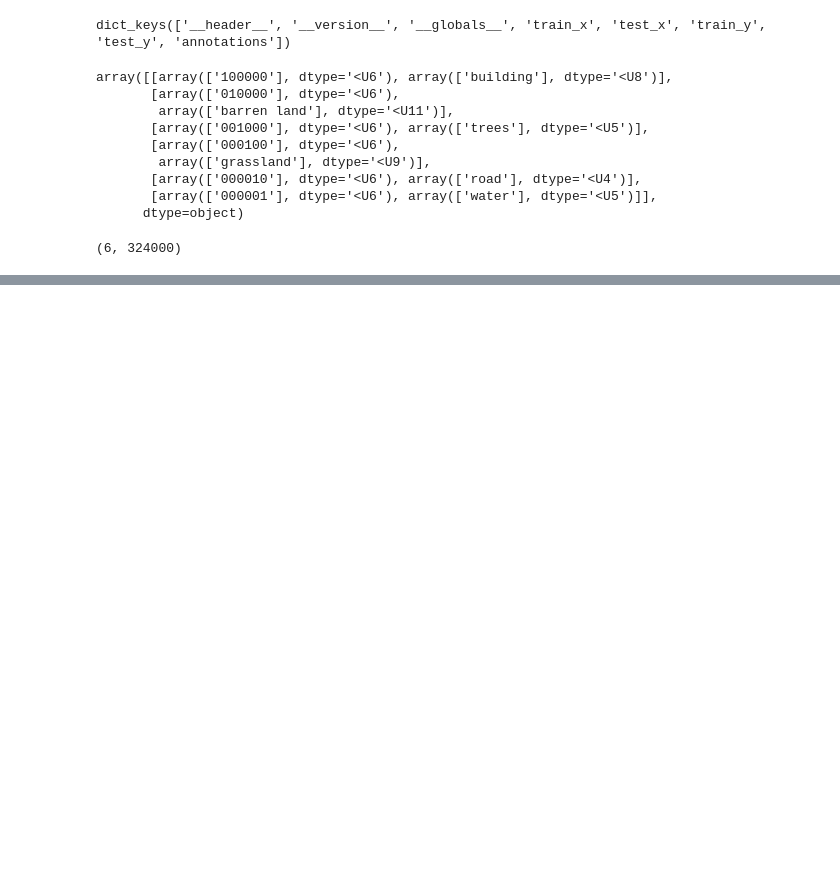
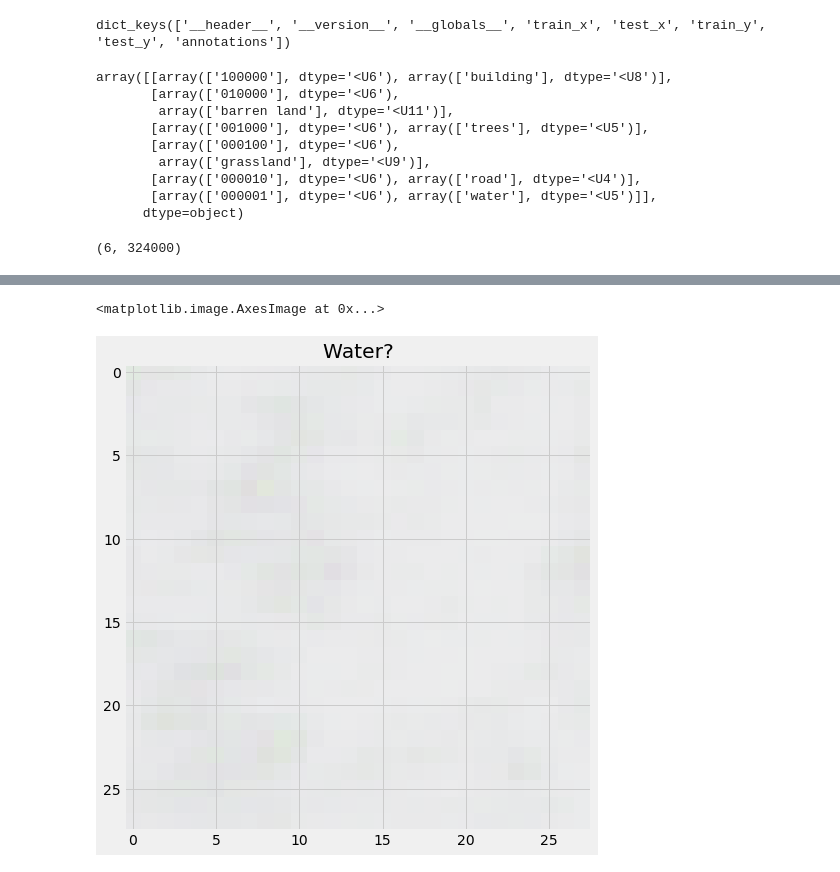
Before and after one commit to Laszarus/capstone_2, a Jupyter notebook: notebooks/capstone_2_local_eda.ipynb, the cells around one changed output, grey strips where cells are left out. Saved outputs shown, nothing was run; the diff lists cells and outputs as text; code cells hidden in the pictures; blank space fills up the shorter version.

```diff
--- a/notebooks/capstone_2_local_eda.ipynb
+++ b/notebooks/capstone_2_local_eda.ipynb
@@ -100,0 +233,8 @@ array([0, 1, 0, 0, 0, 0], dtype=uint8)
+# %%
+water = io.imread('../data/x_train_play/5_water/water4.png')
+fig, ax = plt.subplots(1,1,figsize=(8,8))
+ax.set_title('Water?')
+ax.imshow(water)
+# %% [output]
+<matplotlib.image.AxesImage at 0x...>
+[figure, added]
```
Also changed, not shown: parts of 11 cells of this notebook, 4 other files.
